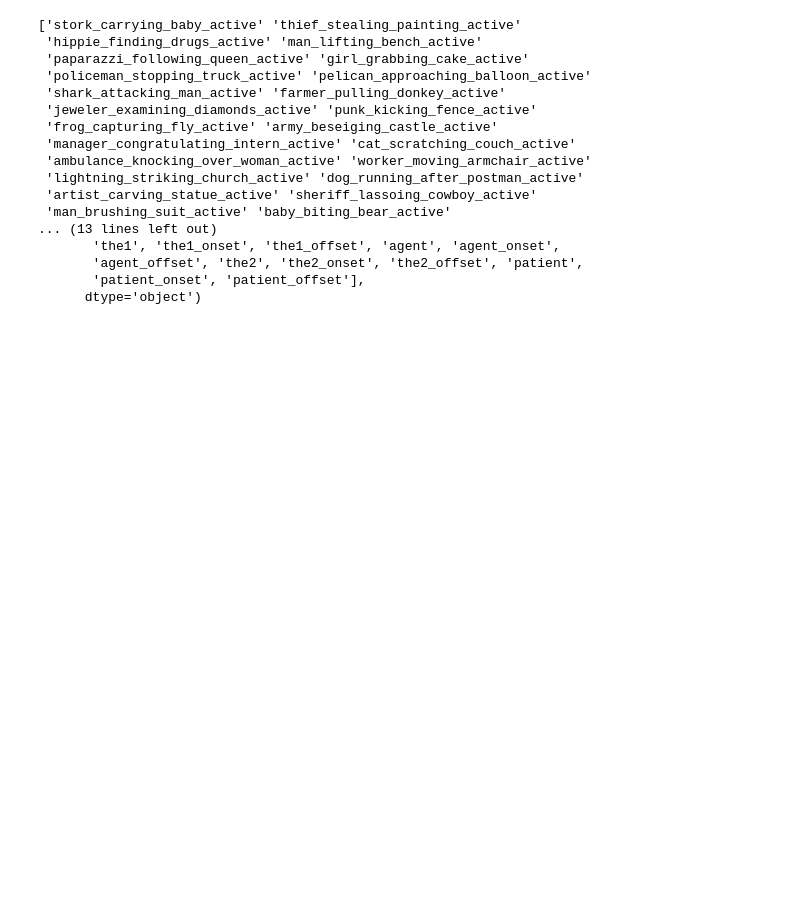
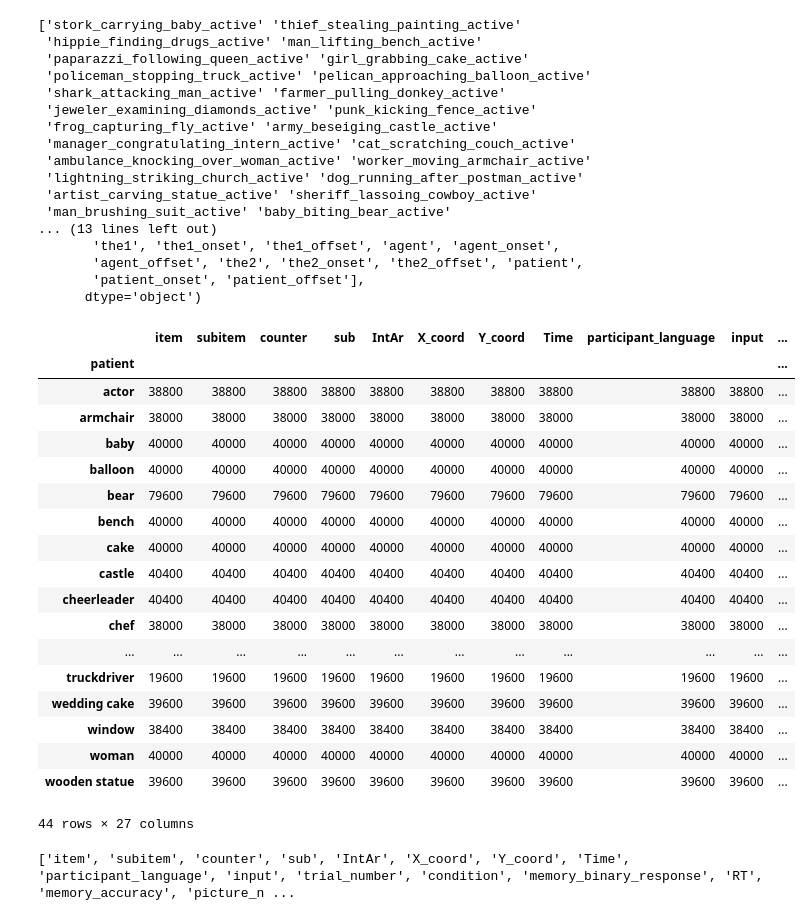
Before and after one commit to Yellowtintin/Clementine-Eye-tracking-thesis, a Jupyter notebook: Data_Exploration.ipynb, the cells around one changed output. Saved outputs shown, nothing was run; the diff lists cells and outputs as text; code cells hidden in the pictures; blank space fills up the shorter version.

```diff
--- a/Data_Exploration.ipynb
+++ b/Data_Exploration.ipynb
@@ -114,3 +184,29 @@ print(results_df.columns)
        'agent_offset', 'the2', 'the2_onset', 'the2_offset', 'patient',
        'patient_onset', 'patient_offset'],
       dtype='object')
+# %%
+results_df.groupby(['patient']).count()
+# %% [output]
+|  | item | subitem | counter | sub | IntAr | X_coord | Y_coord | Time | participant_language | input | ... |
+| patient |  |  |  |  |  |  |  |  |  |  | ... |
+| actor | 38800 | 38800 | 38800 | 38800 | 38800 | 38800 | 38800 | 38800 | 38800 | 38800 | ... |
+| armchair | 38000 | 38000 | 38000 | 38000 | 38000 | 38000 | 38000 | 38000 | 38000 | 38000 | ... |
+| baby | 40000 | 40000 | 40000 | 40000 | 40000 | 40000 | 40000 | 40000 | 40000 | 40000 | ... |
+| balloon | 40000 | 40000 | 40000 | 40000 | 40000 | 40000 | 40000 | 40000 | 40000 | 40000 | ... |
+| bear | 79600 | 79600 | 79600 | 79600 | 79600 | 79600 | 79600 | 79600 | 79600 | 79600 | ... |
+| bench | 40000 | 40000 | 40000 | 40000 | 40000 | 40000 | 40000 | 40000 | 40000 | 40000 | ... |
+| cake | 40000 | 40000 | 40000 | 40000 | 40000 | 40000 | 40000 | 40000 | 40000 | 40000 | ... |
+| castle | 40400 | 40400 | 40400 | 40400 | 40400 | 40400 | 40400 | 40400 | 40400 | 40400 | ... |
+| cheerleader | 40400 | 40400 | 40400 | 40400 | 40400 | 40400 | 40400 | 40400 | 40400 | 40400 | ... |
+| chef | 38000 | 38000 | 38000 | 38000 | 38000 | 38000 | 38000 | 38000 | 38000 | 38000 | ... |
+| ... | ... | ... | ... | ... | ... | ... | ... | ... | ... | ... | ... |
+| truckdriver | 19600 | 19600 | 19600 | 19600 | 19600 | 19600 | 19600 | 19600 | 19600 | 19600 | ... |
+| wedding cake | 39600 | 39600 | 39600 | 39600 | 39600 | 39600 | 39600 | 39600 | 39600 | 39600 | ... |
+| window | 38400 | 38400 | 38400 | 38400 | 38400 | 38400 | 38400 | 38400 | 38400 | 38400 | ... |
+| woman | 40000 | 40000 | 40000 | 40000 | 40000 | 40000 | 40000 | 40000 | 40000 | 40000 | ... |
+| wooden statue | 39600 | 39600 | 39600 | 39600 | 39600 | 39600 | 39600 | 39600 | 39600 | 39600 | ... |
+44 rows × 27 columns
+# %%
+print(list(results_df))
+# %% [output]
+['item', 'subitem', 'counter', 'sub', 'IntAr', 'X_coord', 'Y_coord', 'Time', 'participant_language', 'input', 'trial_number', 'condition', 'memory_binary_response', 'RT', 'memory_accuracy', 'picture_n ...
```
Also changed, not shown: parts of 6 cells of this notebook, 3 other files.
